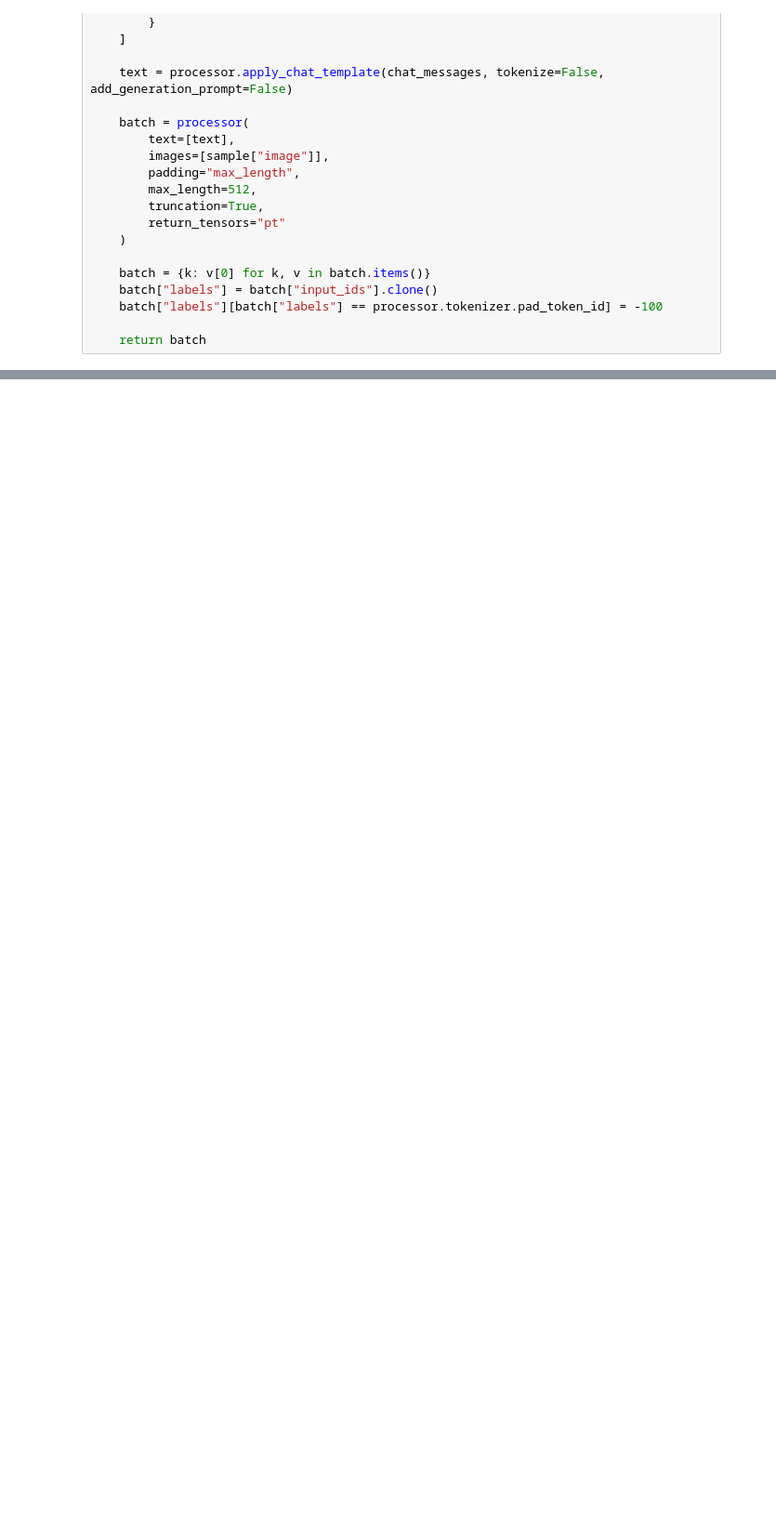
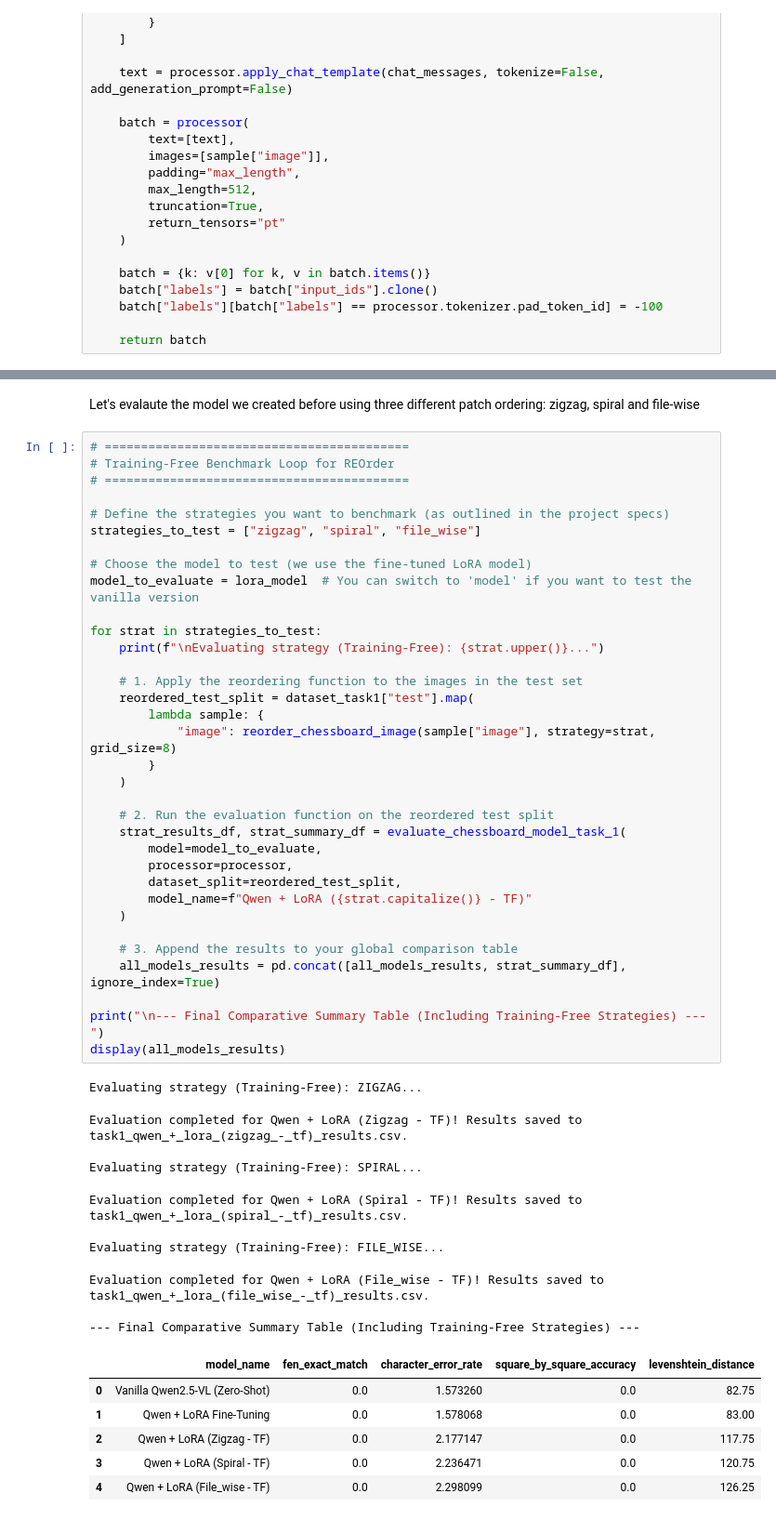
Before and after one commit to Aivon99/BigDataAndTextMiningProject, a Jupyter notebook: src/eval/Task_1.ipynb, the cells around one changed output, grey strips where cells are left out. Shown at 93% size. Saved outputs shown, nothing was run; the diff lists cells and outputs as text; blank space fills up the shorter version.

```diff
--- a/src/eval/Task_1.ipynb
+++ b/src/eval/Task_1.ipynb
@@ -402,0 +499,53 @@ RICOMINCIARE DA QUA CON GLI ALTRI MODELLI CAMBIANO L'ORDINE DELLE PATCH
+# %% [markdown]
+Let's evalaute the model we created before using three different patch ordering: zigzag, spiral and file-wise
+# %%
+# ==========================================
+# Training-Free Benchmark Loop for REOrder
+# ==========================================
+
+# Define the strategies you want to benchmark (as outlined in the project specs)
+strategies_to_test = ["zigzag", "spiral", "file_wise"]
+
+# Choose the model to test (we use the fine-tuned LoRA model)
+model_to_evaluate = lora_model  # You can switch to 'model' if you want to test the vanilla version
+
+for strat in strategies_to_test:
+    print(f"\nEvaluating strategy (Training-Free): {strat.upper()}...")
+
+    # 1. Apply the reordering function to the images in the test set
+    reordered_test_split = dataset_task1["test"].map(
+        lambda sample: {
+            "image": reorder_chessboard_image(sample["image"], strategy=strat, grid_size=8)
+        }
+    )
+
+    # 2. Run the evaluation function on the reordered test split
+    strat_results_df, strat_summary_df = evaluate_chessboard_model_task_1(
+        model=model_to_evaluate,
+        processor=processor,
+        dataset_split=reordered_test_split,
+        model_name=f"Qwen + LoRA ({strat.capitalize()} - TF)"
+    )
+
+    # 3. Append the results to your global comparison table
+    all_models_results = pd.concat([all_models_results, strat_summary_df], ignore_index=True)
+
+print("\n--- Final Comparative Summary Table (Including Training-Free Strategies) ---")
+display(all_models_results)
+# %% [output]
+Evaluating strategy (Training-Free): ZIGZAG...
+Evaluation completed for Qwen + LoRA (Zigzag - TF)! Results saved to task1_qwen_+_lora_(zigzag_-_tf)_results.csv.
+
+Evaluating strategy (Training-Free): SPIRAL...
+Evaluation completed for Qwen + LoRA (Spiral - TF)! Results saved to task1_qwen_+_lora_(spiral_-_tf)_results.csv.
+
+Evaluating strategy (Training-Free): FILE_WISE...
+Evaluation completed for Qwen + LoRA (File_wise - TF)! Results saved to task1_qwen_+_lora_(file_wise_-_tf)_results.csv.
+
+--- Final Comparative Summary Table (Including Training-Free Strategies) ---
+|  | model_name | fen_exact_match | character_error_rate | square_by_square_accuracy | levenshtein_distance |
+| 0 | Vanilla Qwen2.5-VL (Zero-Shot) | 0.0 | 1.573260 | 0.0 | 82.75 |
+| 1 | Qwen + LoRA Fine-Tuning | 0.0 | 1.578068 | 0.0 | 83.00 |
+| 2 | Qwen + LoRA (Zigzag - TF) | 0.0 | 2.177147 | 0.0 | 117.75 |
+| 3 | Qwen + LoRA (Spiral - TF) | 0.0 | 2.236471 | 0.0 | 120.75 |
+| 4 | Qwen + LoRA (File_wise - TF) | 0.0 | 2.298099 | 0.0 | 126.25 |
```
Also changed, not shown: parts of 25 cells of this notebook.
